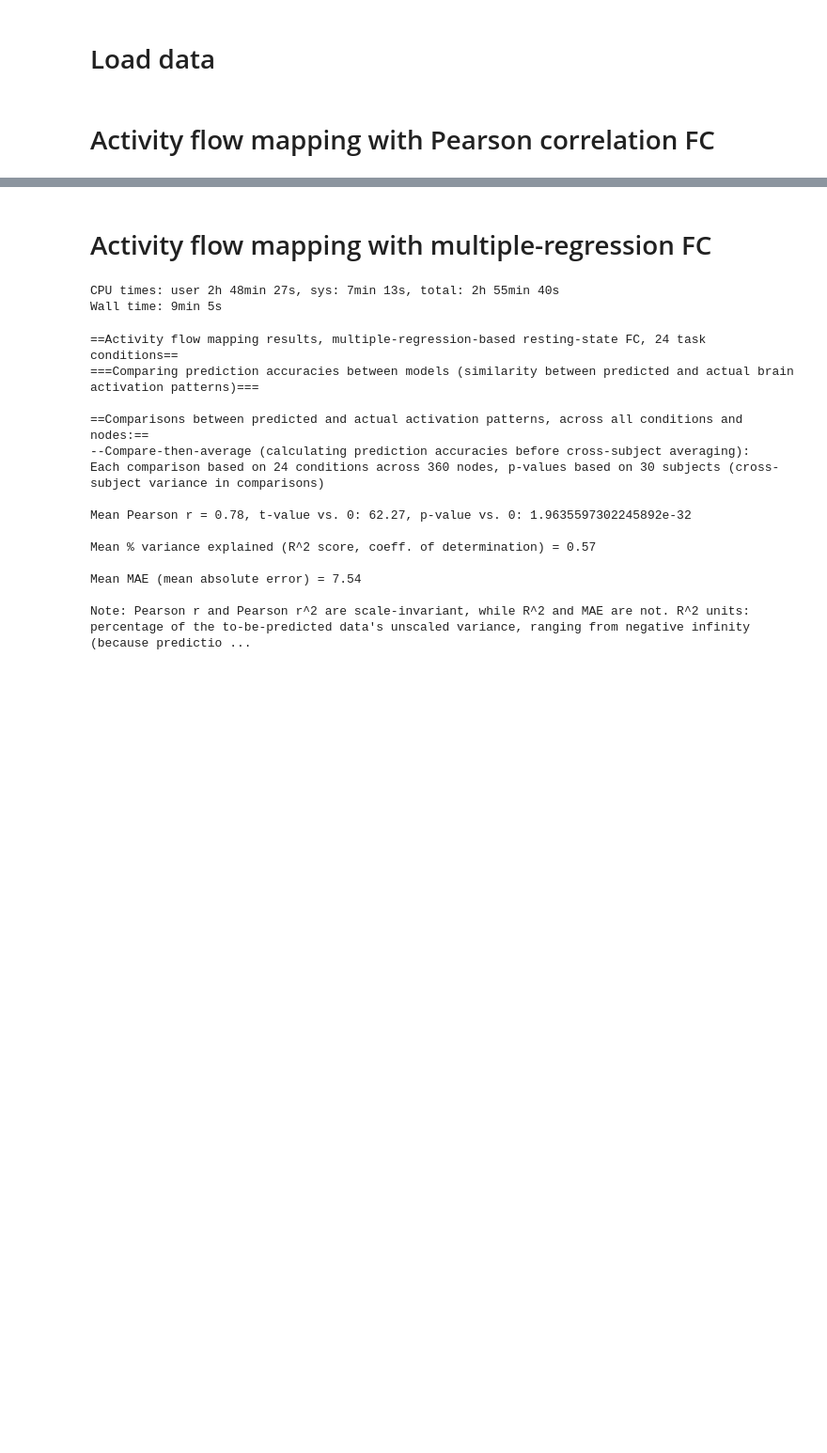
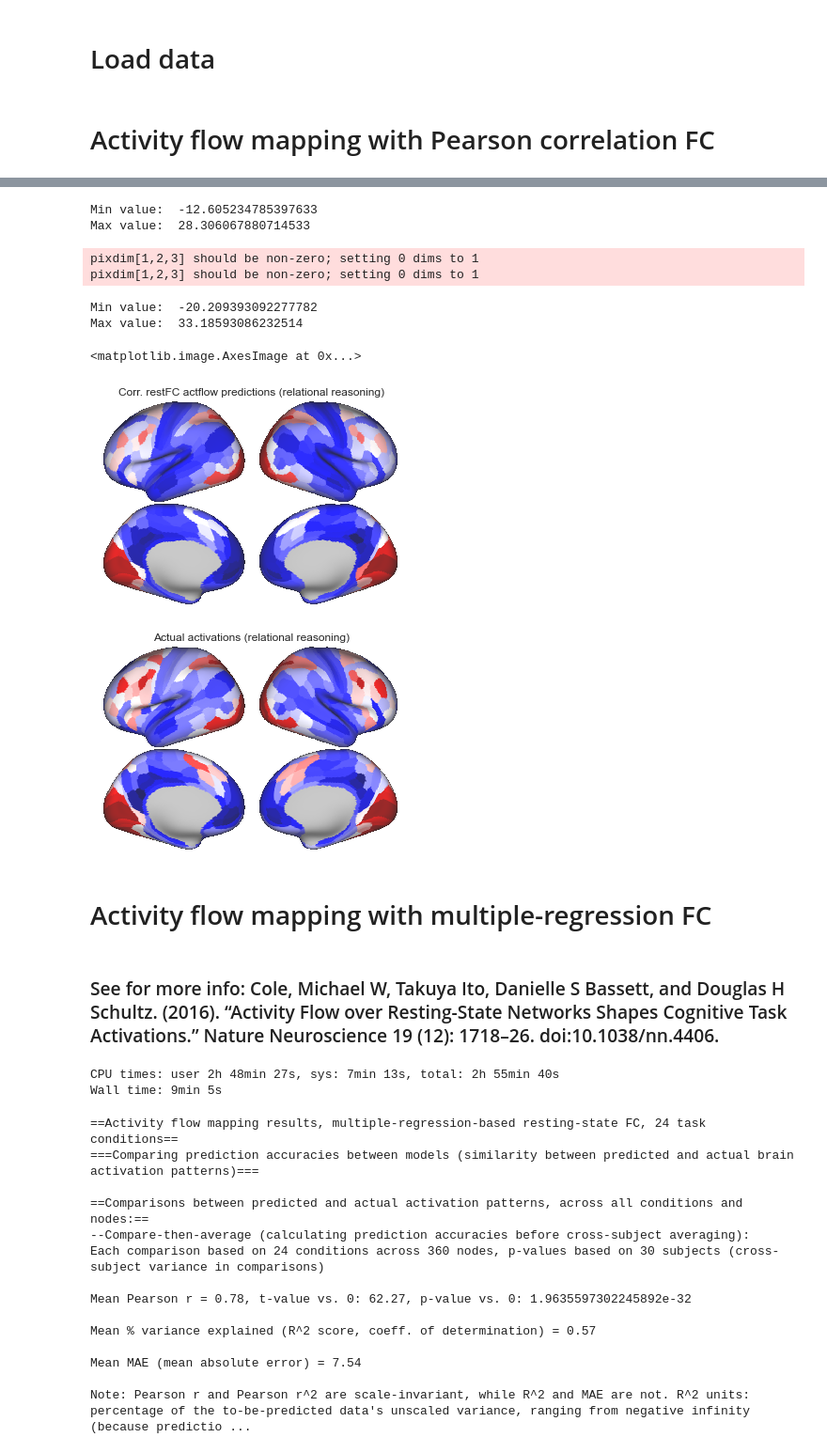
Before and after one commit to ColeLab/ActflowToolbox, a Jupyter notebook: examples/HCP_example.ipynb, the cells around one changed output, grey strips where cells are left out. Shown at 94% size. Saved outputs shown, nothing was run; the diff lists cells and outputs as text; code cells hidden in the pictures; blank space fills up the shorter version.

```diff
--- a/examples/HCP_example.ipynb
+++ b/examples/HCP_example.ipynb
@@ -198,5 +294,71 @@ Max value:  33.18593086232514
+# %%
+#Plotting brain surface images in-line, FC-based predictions
+
+condNum=12 #condition 9 = relational reasoning
+
+#RestFC predicted
+inputdata=np.mean(actflowOutput_restFCcombFCmultreg_bycond['actPredVector_bytask_bysubj'],axis=2)[:,condNum]
+print('Min value: ', np.min(inputdata))
+print('Max value: ', np.max(inputdata))
+#flip hemispheres, since CAB-NP is ordered left-to-right, while wbplot uses right-to-left
+inputdata_flipped=np.zeros(np.shape(inputdata))
+inputdata_flipped[0:180]=inputdata[180:360]
+inputdata_flipped[180:360]=inputdata[0:180]
+file_out="out.png"
+#Set to all reds if no negative values
+if min(inputdata) >= 0:
+    colormap='Reds'
+else:
+    colormap='seismic'
+pscalar(
+        file_out=file_out,
+        pscalars=inputdata_flipped,
+        cmap=colormap,
+        transparent=True)
+img = mpimg.imread(file_out)
+plt.figure()
+plt.axis('off')
+plt.title('Corr. restFC actflow predictions (relational reasoning)')
+plt.imshow(img)
+
+#Actual activity
+inputdata=np.mean(activations_bycond,axis=2)[:,condNum]
+print('Min value: ', np.min(inputdata))
+print('Max value: ', np.max(inputdata))
+#flip hemispheres, since CAB-NP is ordered left-to-right, while wbplot uses right-to-left
+inputdata_flipped=np.zeros(np.shape(inputdata))
+inputdata_flipped[0:180]=inputdata[180:360]
+inputdata_flipped[180:360]=inputdata[0:180]
+file_out="out.png"
+#Set to all reds if no negative values
+if min(inputdata) >= 0:
+    colormap='Reds'
+else:
+    colormap='seismic'
+pscalar(
+        file_out=file_out,
+        pscalars=inputdata_flipped,
+        cmap=colormap,
+        transparent=True)
+img = mpimg.imread(file_out)
+plt.figure()
+plt.axis('off')
+plt.title('Actual activations (relational reasoning)')
+plt.imshow(img)
+# %% [output]
+Min value:  -12.605234785397633
+Max value:  28.306067880714533
+pixdim[1,2,3] should be non-zero; setting 0 dims to 1
+pixdim[1,2,3] should be non-zero; setting 0 dims to 1
+Min value:  -20.209393092277782
+Max value:  33.18593086232514
+<matplotlib.image.AxesImage at 0x...>
+[figure, added]
+[figure, added]
 # %% [markdown]
 # Activity flow mapping with multiple-regression FC
+# %% [markdown]
+### See for more info: Cole, Michael W, Takuya Ito, Danielle S Bassett, and Douglas H Schultz. (2016). “Activity Flow over Resting-State Networks Shapes Cognitive Task Activations.” Nature Neuroscience 19 (12): 1718–26. doi:10.1038/nn.4406.
 # %%
 %%time
 #Run activity flow mapping with ten subjects (to reduce processing time)
```
Also changed, not shown: parts of 14 cells of this notebook, 3 other files.
